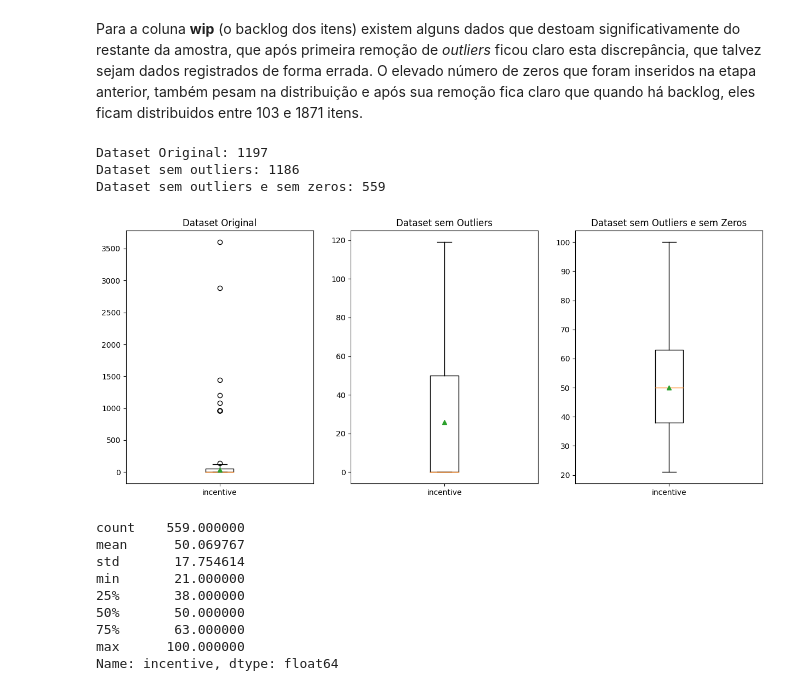
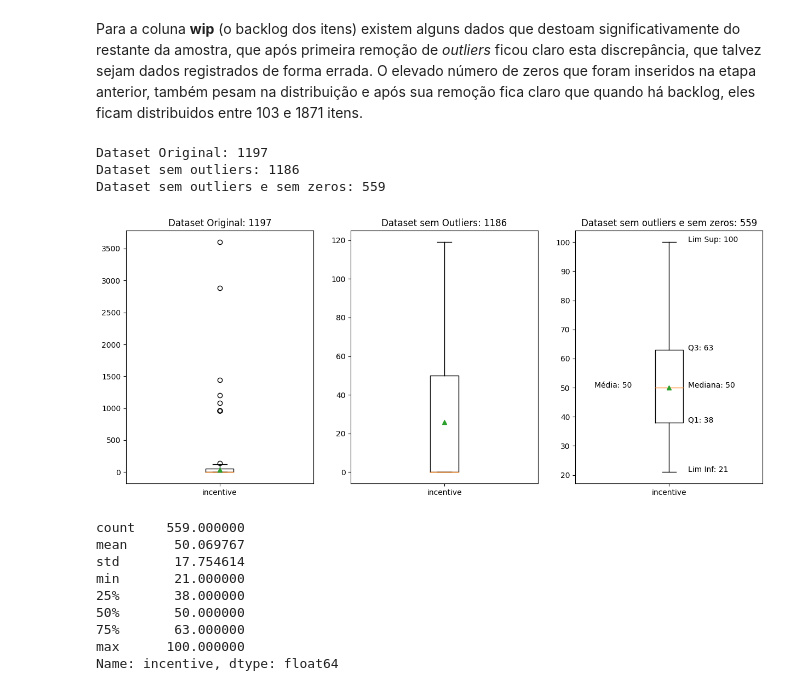
Before and after one commit to thiagocquinto/datascience, a Jupyter notebook: MVP1_Thiago_Quinto.ipynb, the cells around one changed output. Drawn from its saved outputs; the diff is of its cells as text; code cells hidden in the pictures.

```diff
--- a/MVP1_Thiago_Quinto.ipynb
+++ b/MVP1_Thiago_Quinto.ipynb
@@ -408,28 +402,49 @@ Name: wip, dtype: float64
 Para a coluna **wip** (o backlog dos itens) existem alguns dados que destoam significativamente do restante da amostra, que após primeira remoção de *outliers* ficou claro esta discrepância, que talvez sejam dados registrados de forma errada. O elevado número de zeros que foram inseridos na etapa anterior, também pesam na distribuição e após sua remoção fica claro que quando há backlog, eles ficam distribuidos entre 103 e 1871 itens.
 # %%
 # Retirar os outliers da coluna incentive
+
+# seleciona a coluna
 coluna='incentive'
+
+# utiliza a função retirar_outliers usando o argumento do dataset e a coluna selecionada
 dataset_incentive_sem_outliers=retirar_outliers(dataset,coluna)
+
+# utiliza a função retirar_outliers usando o argumento do dataset filtrado sem os zeros e a coluna selecionada
 dataset_incentive_sem_outliers_zeros=retirar_outliers(dataset[dataset[coluna]>0],coluna)
+dados_coluna=dataset_incentive_sem_outliers_zeros[coluna]
+
+# cria 3 subplots: Dataset Original, Dataset sem Outliers e Dataset sem Outliers e sem Zeros
 fig, axes=plt.subplots(nrows=1, ncols=3,figsize=(15,6))
+
+# plota o boxplot no primeiro gráfico - detalhe que a média foi incluida
 axes[0].boxplot(dataset[coluna], showmeans=True);
-axes[0].set_title('Dataset Original');
+axes[0].set_title('Dataset Original: '+str(dataset[coluna].count()));
 axes[0].set_xticklabels([coluna]);
+
+# plota o boxplot no segundo gráfico - detalhe que a média foi incluida
 axes[1].boxplot(dataset_incentive_sem_outliers[coluna], showmeans=True);
-axes[1].set_title('Dataset sem Outliers');
+axes[1].set_title('Dataset sem Outliers: '+str(dataset_incentive_sem_outliers[coluna].count()));
 axes[1].set_xticklabels([coluna]);
+
+# plota o boxplot no terceiro gráfico - detalhe que a média foi incluida
 axes[2].boxplot(dataset_incentive_sem_outliers_zeros[coluna], showmeans=True);
 axes[2].set_xticklabels([coluna]);
-axes[2].set_title('Dataset sem Outliers e sem Zeros');
+axes[2].set_title("Dataset sem outliers e sem zeros: "+str(dados_coluna.count()));
+axes[2].text(1.1,dados_coluna.max()*1.,'Lim Sup: %1.f'% dados_coluna.max())
+axes[2].text(1.1,dados_coluna.quantile(0.75),'Q3: %1.f'% dados_coluna.quantile(0.75))
+axes[2].text(1.1,dados_coluna.quantile(0.5),'Mediana: %1.f'% dados_coluna.quantile(0.5))
+axes[2].text(0.6,dados_coluna.mean()*1.,'Média: %1.f'% dados_coluna.mean())
+axes[2].text(1.1,dados_coluna.quantile(0.25),'Q1: %1.f'% dados_coluna.quantile(0.25))
+axes[2].text(1.1,dados_coluna.min()*1.,'Lim Inf: %1.f'% dados_coluna.min())
 
 print("Dataset Original: "+str(dataset[coluna].count()))
 print("Dataset sem outliers: "+str(dataset_incentive_sem_outliers[coluna].count()))
 print("Dataset sem outliers e sem zeros: "+str(dataset_incentive_sem_outliers_zeros[coluna].count()))
 # %% [output]
 Dataset Original: 1197
 Dataset sem outliers: 1186
 Dataset sem outliers e sem zeros: 559
-[figure, old version]
+[figure, new version]
 # %%
 dataset_incentive_sem_outliers_zeros['incentive'].describe()
 # %% [output]
```
Also changed, not shown: parts of 7 cells of this notebook.
